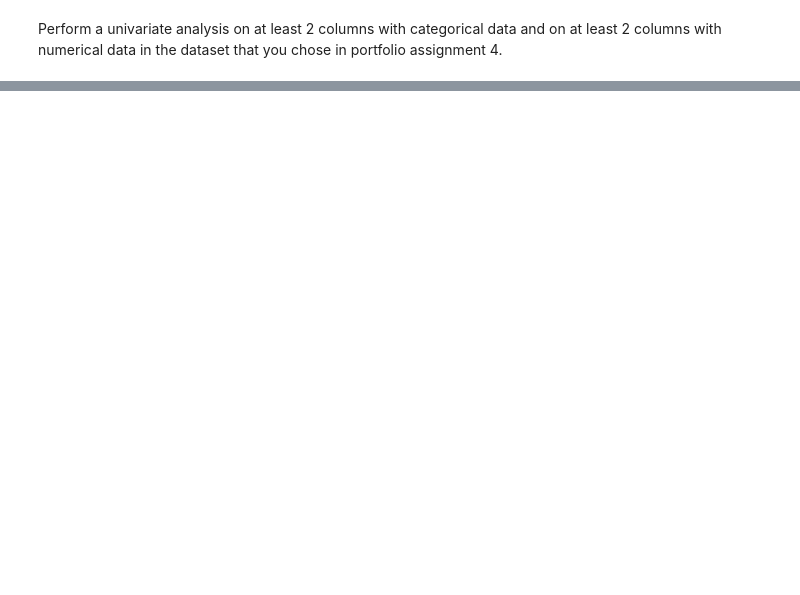
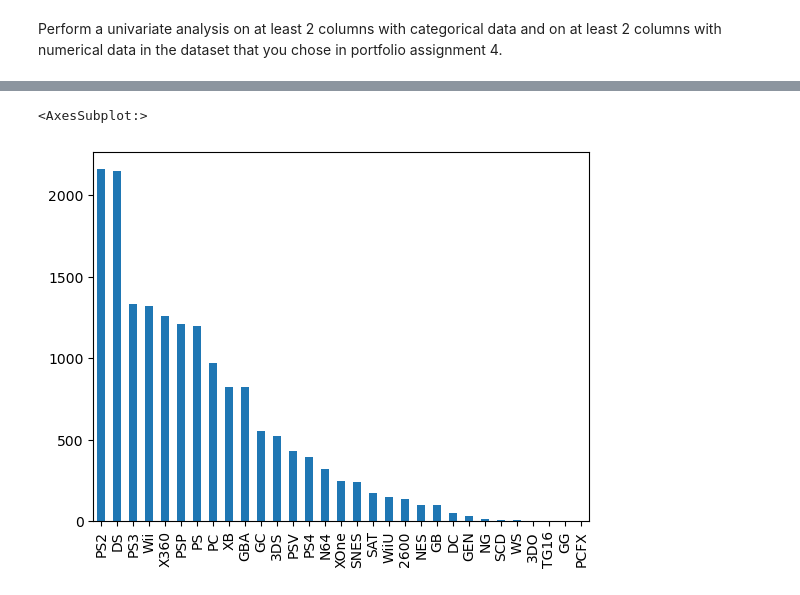
Before and after one commit to Matthijs07g/DataScience, a Jupyter notebook: Portfolio.ipynb, the cells around one changed output, grey strips where cells are left out. Drawn from its saved outputs; the diff is of its cells as text; code cells hidden in the pictures; blank space fills up the shorter version.

```diff
--- a/Portfolio.ipynb
+++ b/Portfolio.ipynb
@@ -52,0 +139,5 @@ Perform a univariate analysis on at least 2 columns with categorical data and on
+# %%
+gameData['Platform'].value_counts(dropna=False).plot(kind='bar')
+# %% [output]
+<AxesSubplot:>
+[figure, added]
```
Also changed, not shown: parts of 71 cells of this notebook.
